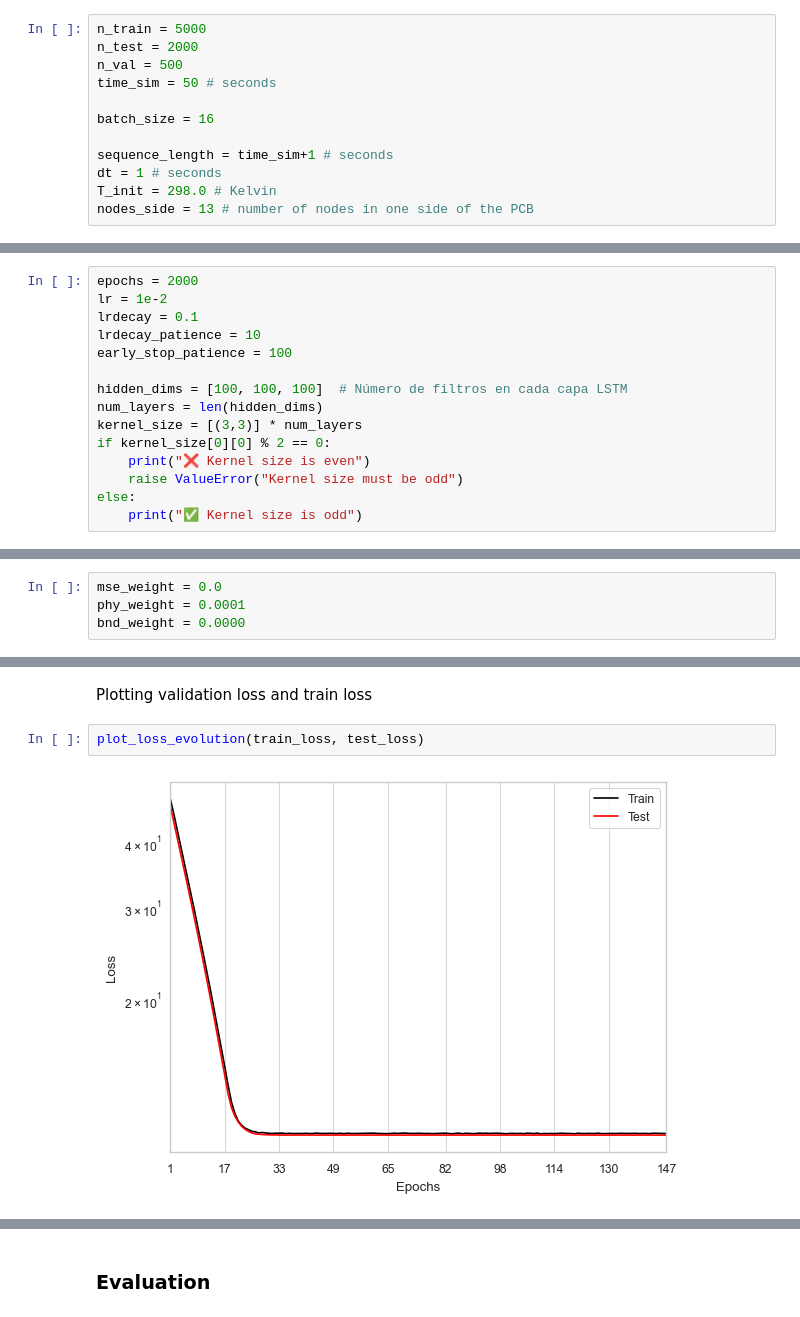
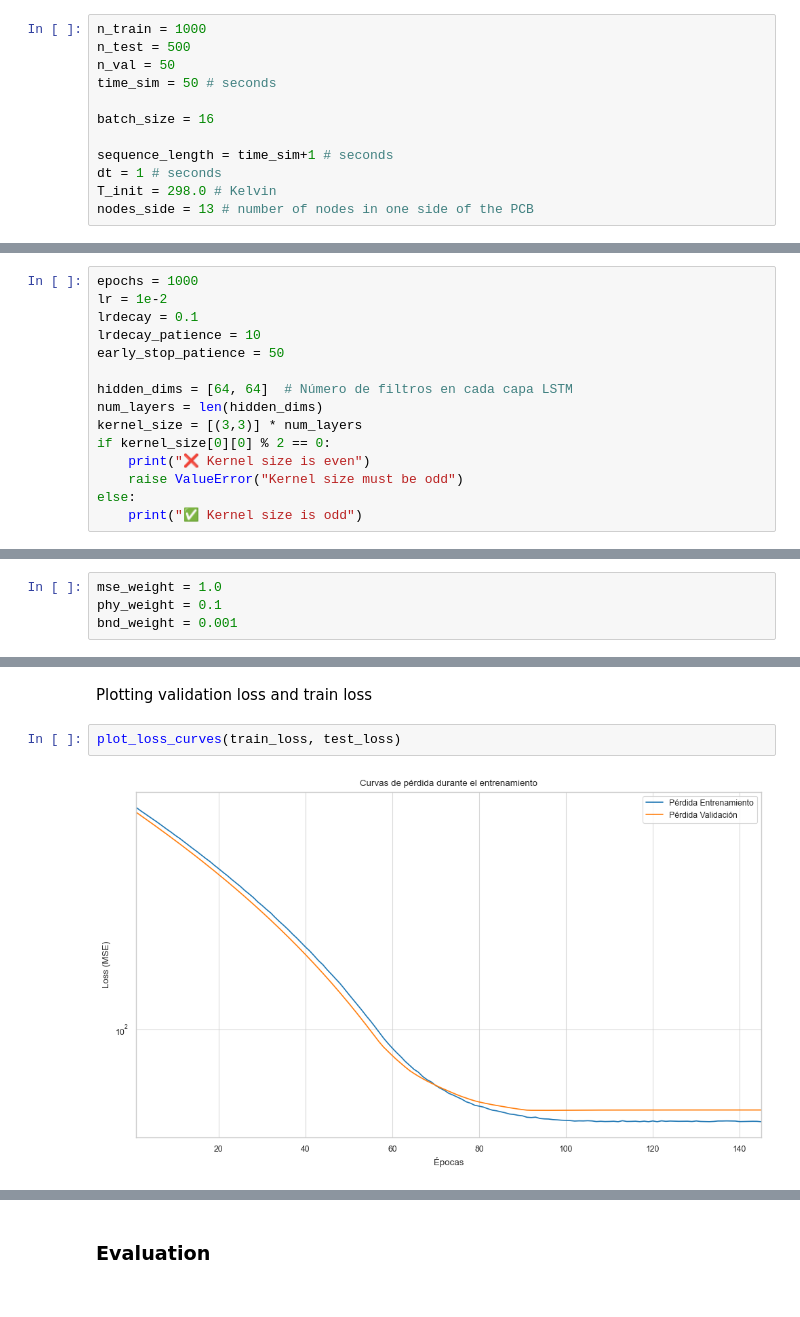
Before and after one commit to dgbarcena/ia_thermal, a Jupyter notebook: ismaelgallo/PCB_PINN_transient.ipynb, the cells around one changed output, grey strips where cells are left out. Saved outputs shown, nothing was run; the diff lists cells and outputs as text.

```diff
--- a/ismaelgallo/PCB_PINN_transient.ipynb
+++ b/ismaelgallo/PCB_PINN_transient.ipynb
@@ -161,9 +161,9 @@ from PCB_solver_tr import PCB_solver_main, PCB_case_1, PCB_case_2
 # %% [markdown]
 Dataset hyperparameters
 # %%
-n_train = 5000
-n_test = 2000
-n_val = 500
+n_train = 1000
+n_test = 500
+n_val = 50
 time_sim = 50 # seconds
 
 batch_size = 16
@@ -211,13 +212,13 @@ KeyboardInterrupt:
 # %% [markdown]
 ### Hyperparameters of training
 # %%
-epochs = 2000
+epochs = 1000
 lr = 1e-2
 lrdecay = 0.1
 lrdecay_patience = 10
-early_stop_patience = 100
+early_stop_patience = 50
 
-hidden_dims = [100, 100, 100]  # Número de filtros en cada capa LSTM
+hidden_dims = [64, 64]  # Número de filtros en cada capa LSTM
 num_layers = len(hidden_dims)
 kernel_size = [(3,3)] * num_layers
 if kernel_size[0][0] % 2 == 0:
@@ -600,9 +600,9 @@ Función para extraer las condiciones de contorno de los tensores de los 3 canal
 # %% [markdown]
 Hyperparameters of training
 # %%
-mse_weight = 0.0
-phy_weight = 0.0001
-bnd_weight = 0.0000
+mse_weight = 1.0
+phy_weight = 0.1
+bnd_weight = 0.001
 # %%
 # from convlstm import *
 
@@ -853,9 +853,9 @@ KeyboardInterrupt:
 # %% [markdown]
 Plotting validation loss and train loss
 # %%
-plot_loss_evolution(train_loss, test_loss)
+plot_loss_curves(train_loss, test_loss)
 # %% [output]
-[figure, old version]
+[figure, new version]
 # %%
 # Ensure loss_phy and loss_bndry are converted to NumPy arrays for element-wise multiplication
 loss_mse = np.array(loss_mse)
```
Also changed, not shown: parts of 33 cells of this notebook, 34 other files.
